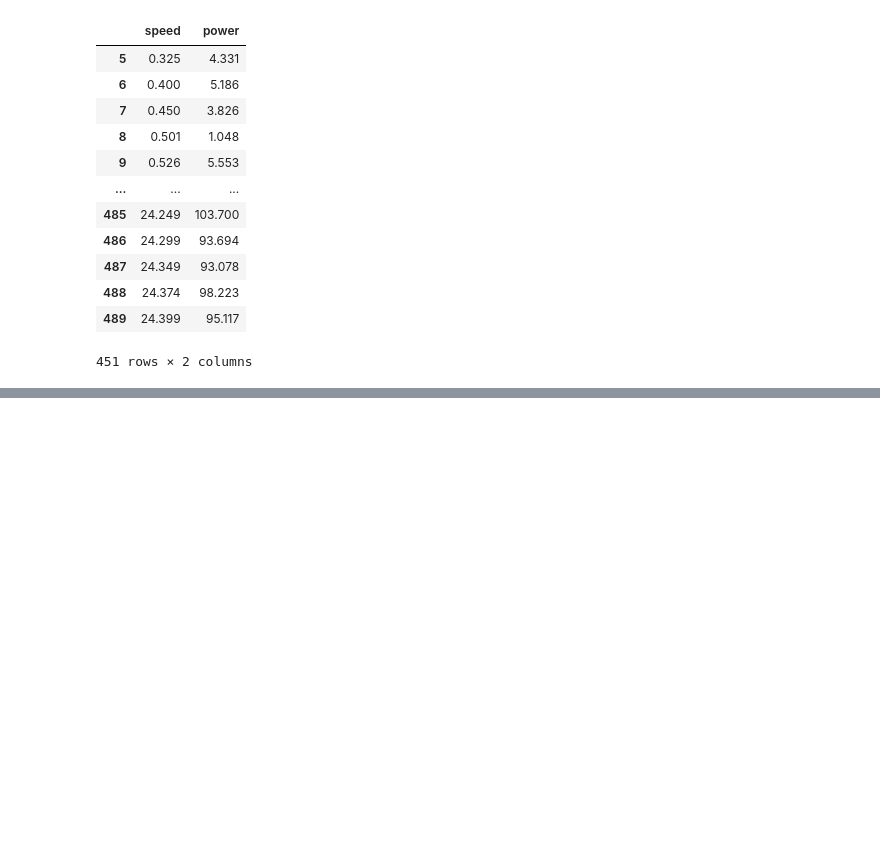
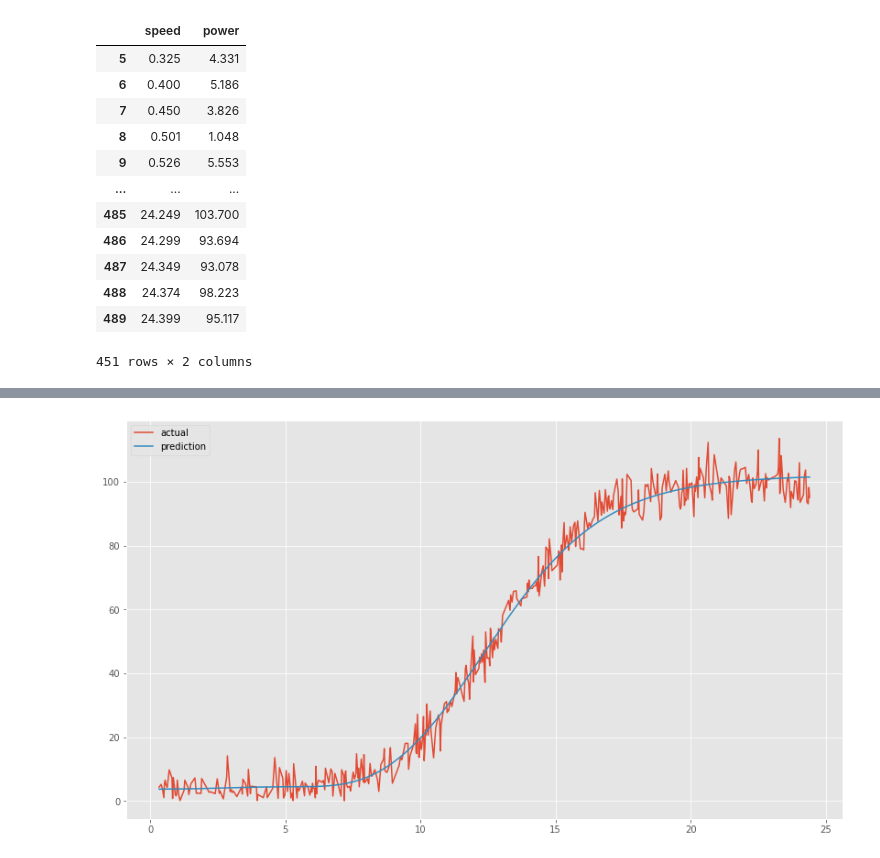
Before and after one commit to lmdlm/ETAssessment, a Jupyter notebook: Wind turbine power prediction model.ipynb, the cells around one changed output, grey strips where cells are left out. Drawn from its saved outputs; the diff is of its cells as text; code cells hidden in the pictures; blank space fills up the shorter version.

Commit message:
Changed model to be more accurate, saved model to the disk

```diff
--- a/Wind turbine power prediction model.ipynb
+++ b/Wind turbine power prediction model.ipynb
@@ -83,5 +70,9 @@ test
 # %%
-# Create a neural network with one neuron.
-model = kr.models.Sequential()
-model.add(kr.layers.Dense(1, input_shape=(1,), activation="linear", kernel_initializer='ones', bias_initializer='zeros'))
-model.compile('adam', loss='mean_squared_error')
+# Train a different model.
+model1 = kr.models.Sequential()
+model1.add(kr.layers.Dense(50, input_shape=(1,), activation='sigmoid', kernel_initializer="glorot_uniform", bias_initializer="glorot_uniform"))
+model1.add(kr.layers.Dense(1, activation='linear', kernel_initializer="glorot_uniform", bias_initializer="glorot_uniform"))
+history = model1.compile(kr.optimizers.Adam(lr=0.001), loss='mean_squared_error')
+# %%
+# Fit the data.
+history = model1.fit(train['speed'], train['power'], epochs=500, batch_size=10)
@@ -88 +110,8 @@ model.compile('adam', loss='mean_squared_error')
+# %%
+# Now let's see.
+plt.plot(train['speed'], train['power'], label='actual')
+plt.plot(train['speed'], model1.predict(train['speed']), label='prediction')
+plt.legend();
+# %% [output]
+[figure, added]
 # %%
```
Also changed, not shown: parts of 9 cells of this notebook, 1 other file.
